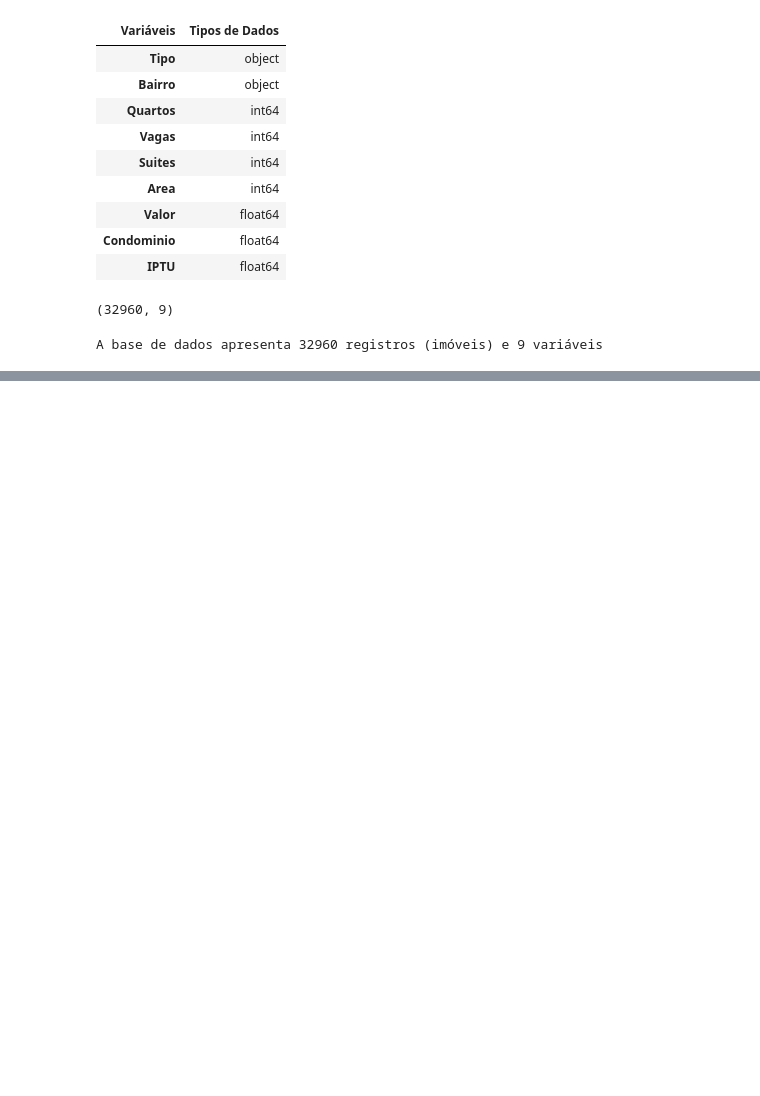
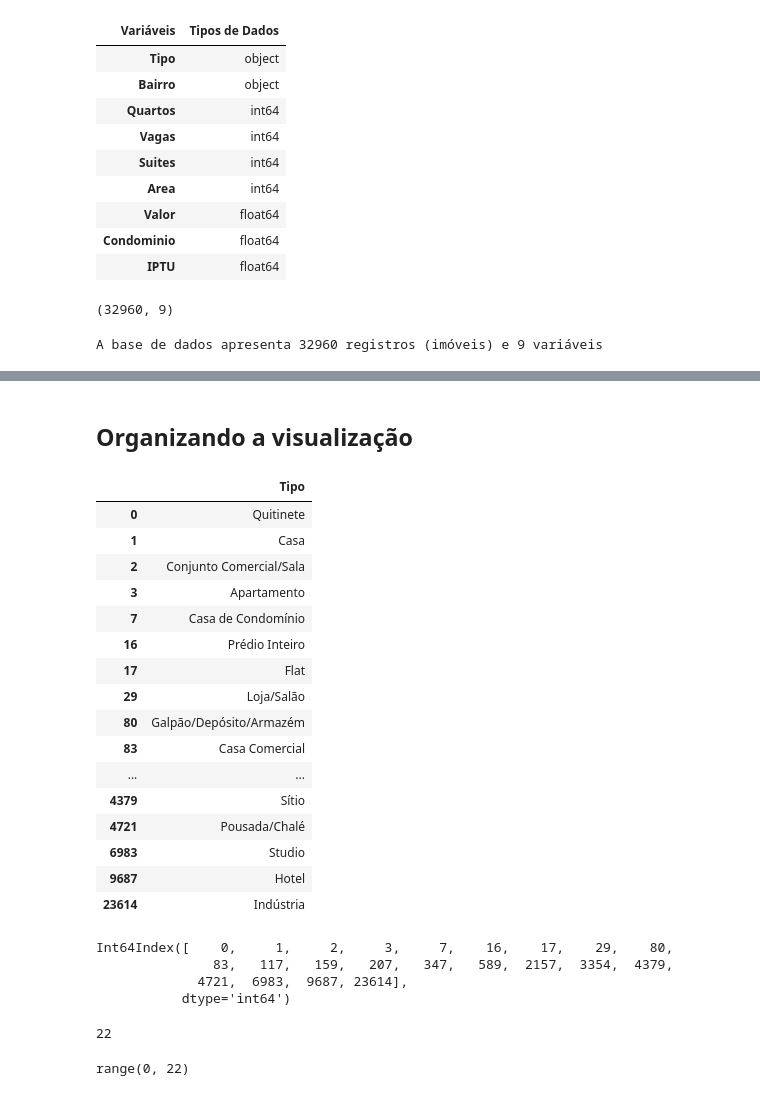
Before and after one commit to Lyarkh/Tratando_e_analisando_dados_Pandas, a Jupyter notebook: Notebooks_e_datasets/main.ipynb, the cells around one changed output, grey strips where cells are left out. Drawn from its saved outputs; the diff is of its cells as text; code cells hidden in the pictures; blank space fills up the shorter version.

Commit message:
Adicionando análise sobre o tipo de Imoveis

```diff
--- a/Notebooks_e_datasets/main.ipynb
+++ b/Notebooks_e_datasets/main.ipynb
@@ -103,0 +138,3 @@ A base de dados apresenta 32960 registros (imóveis) e 9 variáveis
+# %%
+tipo_de_imovel = dados.Tipo
+type(tipo_de_imovel)
@@ -103,0 +143,2 @@ A base de dados apresenta 32960 registros (imóveis) e 9 variáveis
+# %%
+tipo_de_imovel.drop_duplicates(inplace=True)
@@ -103,0 +165,39 @@ A base de dados apresenta 32960 registros (imóveis) e 9 variáveis
+# %% [markdown]
+## Organizando a visualização
+# %%
+tipo_de_imovel = pd.DataFrame(tipo_de_imovel)
+# %%
+tipo_de_imovel
+# %% [output]
+|  | Tipo |
+| 0 | Quitinete |
+| 1 | Casa |
+| 2 | Conjunto Comercial/Sala |
+| 3 | Apartamento |
+| 7 | Casa de Condomínio |
+| 16 | Prédio Inteiro |
+| 17 | Flat |
+| 29 | Loja/Salão |
+| 80 | Galpão/Depósito/Armazém |
+| 83 | Casa Comercial |
+| ... | ... |
+| 4379 | Sítio |
+| 4721 | Pousada/Chalé |
+| 6983 | Studio |
+| 9687 | Hotel |
+| 23614 | Indústria |
+# %%
+tipo_de_imovel.index
+# %% [output]
+Int64Index([    0,     1,     2,     3,     7,    16,    17,    29,    80,
+               83,   117,   159,   207,   347,   589,  2157,  3354,  4379,
+             4721,  6983,  9687, 23614],
+           dtype='int64')
+# %%
+tipo_de_imovel.shape[0]
+# %% [output]
+22
+# %%
+range(tipo_de_imovel.shape[0])
+# %% [output]
+range(0, 22)
```
Also changed, not shown: parts of 11 cells of this notebook.
